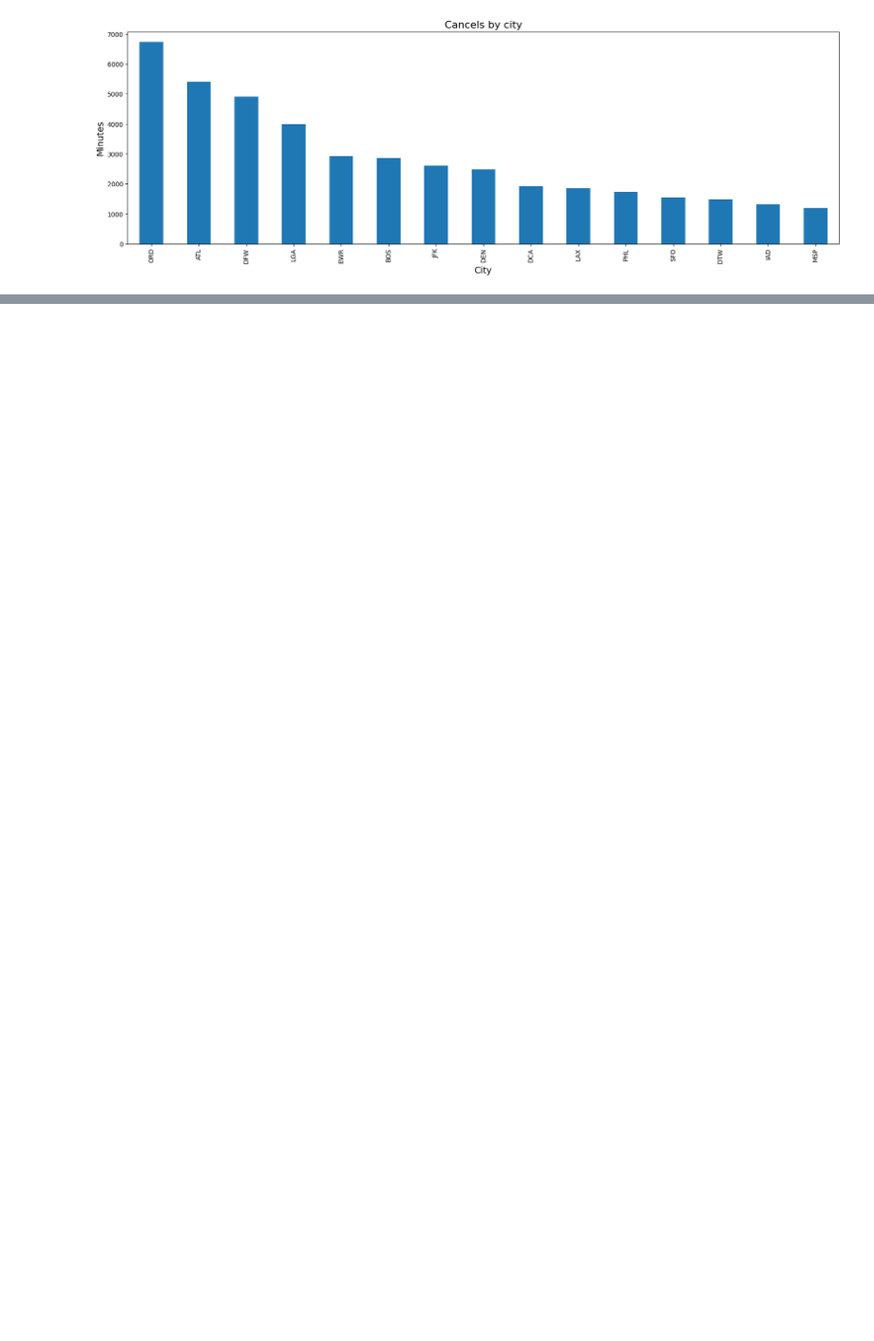
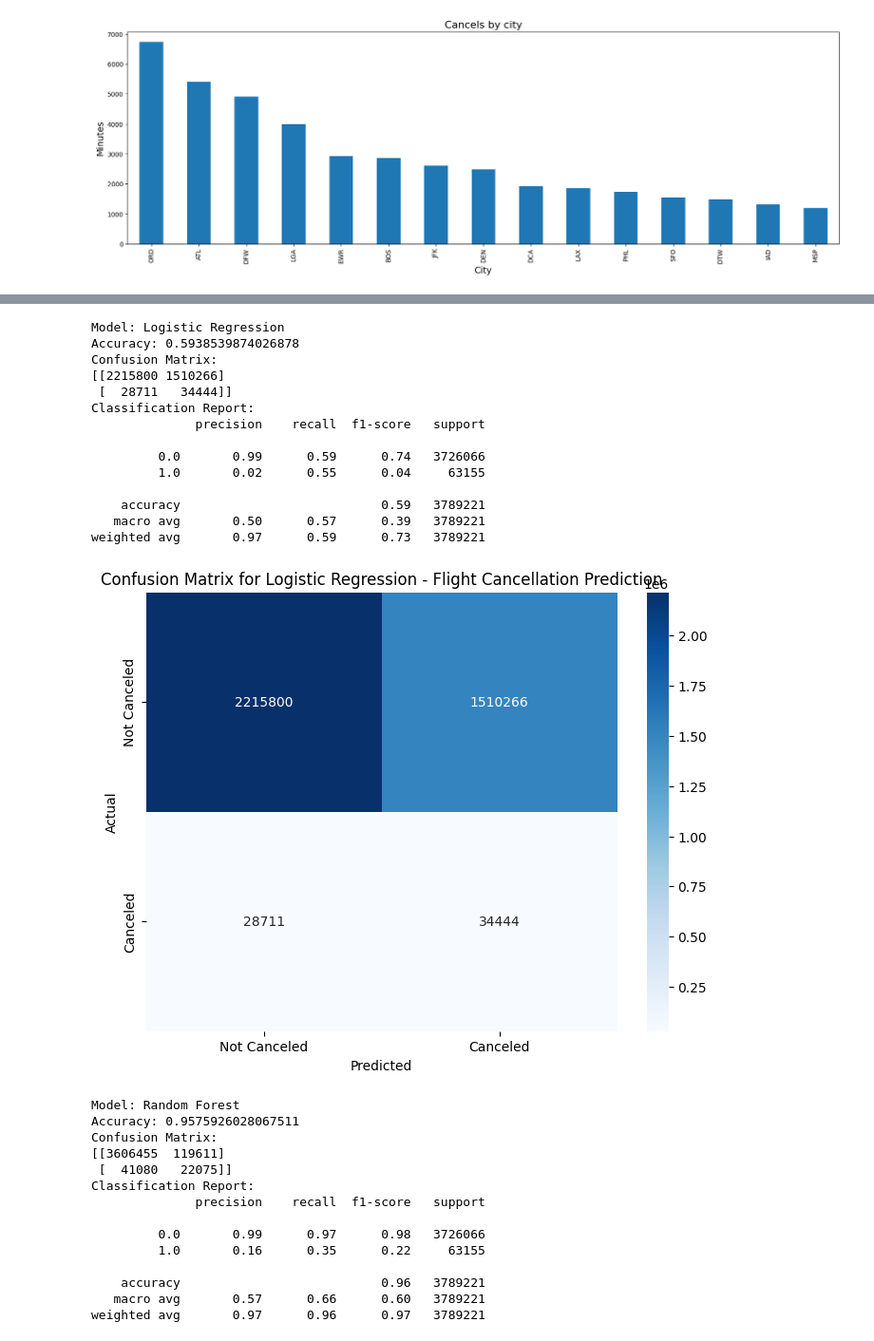
Before and after one commit to AleksandraBen/workshop-ai, a Jupyter notebook: project2.ipynb, the cells around one changed output, grey strips where cells are left out. Shown at 95% size. Saved outputs shown, nothing was run; the diff lists cells and outputs as text; code cells hidden in the pictures; blank space fills up the shorter version.

```diff
--- a/project2.ipynb
+++ b/project2.ipynb
@@ -557,0 +592,62 @@ plt.show()
+# %%
+
+models = {
+    'Logistic Regression': LogisticRegression(max_iter=1000, random_state=42),
+    'Random Forest': RandomForestClassifier(n_estimators=100, random_state=42),
+    'K-Nearest Neighbors': KNeighborsClassifier(n_neighbors=5),
+    'Gradient Boosting': GradientBoostingClassifier(n_estimators=100, learning_rate=0.1, max_depth=3, random_state=42),
+    'MLP Classifier': MLPClassifier(hidden_layer_sizes=(21,), max_iter=500, early_stopping=True, random_state=42)
+}
+
+for model_name, model in models.items():
+    model.fit(X_resampled, y_resampled)
+    y_pred_cancel = model.predict(X_test_cancel)
+
+    accuracy = accuracy_score(y_test_cancel, y_pred_cancel)
+    conf_matrix = confusion_matrix(y_test_cancel, y_pred_cancel)
+    class_report = classification_report(y_test_cancel, y_pred_cancel)
+
+    print(f'Model: {model_name}')
+    print(f'Accuracy: {accuracy}')
+    print('Confusion Matrix:')
+    print(conf_matrix)
+    print('Classification Report:')
+    print(class_report)
+    print('\n')
+
+    plt.figure(figsize=(8, 6))
+    sns.heatmap(conf_matrix, annot=True, fmt='d', cmap='Blues', xticklabels=['Not Canceled', 'Canceled'], yticklabels=['Not Canceled', 'Canceled'])
+    plt.title(f'Confusion Matrix for {model_name} - Flight Cancellation Prediction')
+    plt.xlabel('Predicted')
+    plt.ylabel('Actual')
+    plt.show()
+# %% [output]
+Model: Logistic Regression
+Accuracy: 0.5938539874026878
+Confusion Matrix:
+[[2215800 1510266]
+ [  28711   34444]]
+Classification Report:
+              precision    recall  f1-score   support
+
+         0.0       0.99      0.59      0.74   3726066
+         1.0       0.02      0.55      0.04     63155
+
+    accuracy                           0.59   3789221
+   macro avg       0.50      0.57      0.39   3789221
+weighted avg       0.97      0.59      0.73   3789221
+[figure, added]
+Model: Random Forest
+Accuracy: 0.9575926028067511
+Confusion Matrix:
+[[3606455  119611]
+ [  41080   22075]]
+Classification Report:
+              precision    recall  f1-score   support
+
+         0.0       0.99      0.97      0.98   3726066
+         1.0       0.16      0.35      0.22     63155
+
+    accuracy                           0.96   3789221
+   macro avg       0.57      0.66      0.60   3789221
+weighted avg       0.97      0.96      0.97   3789221
```
Also changed, not shown: parts of 12 cells of this notebook.
